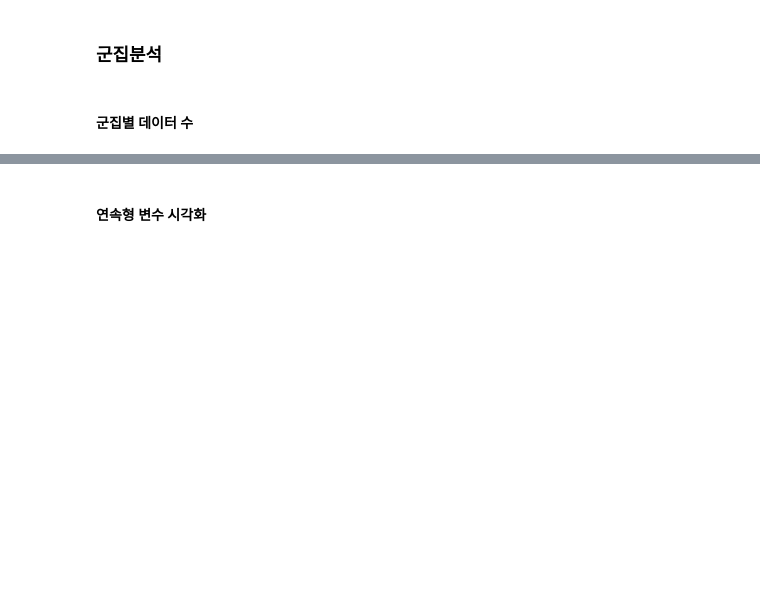
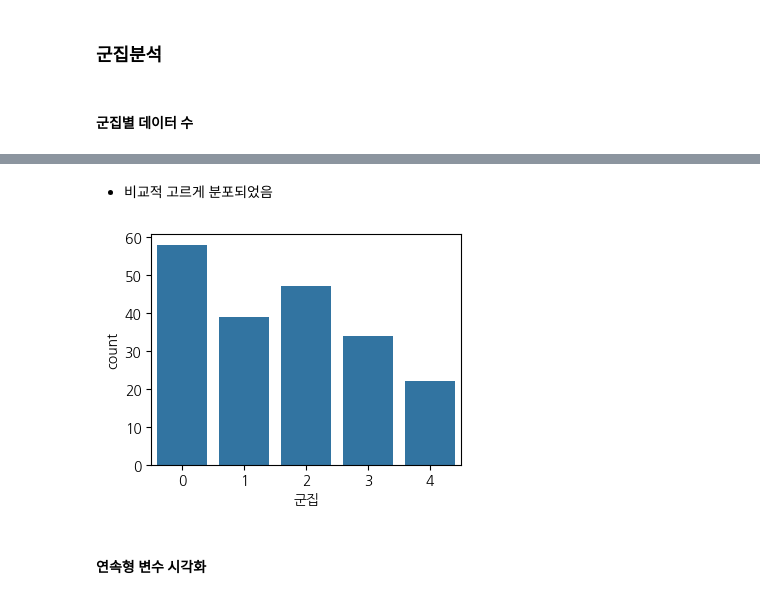
Before and after one commit to jimmynkim/MS_MachineLearning, a Jupyter notebook: 08_군집화_고객세그먼테이션/08_군집화_고객세그먼테이션_2.클러스터링_실습.ipynb, the cells around one changed output, grey strips where cells are left out. Cells and saved outputs as stored; diff of their text form; code cells hidden in the pictures; blank space fills up the shorter version.

```diff
--- a/08_군집화_고객세그먼테이션/08_군집화_고객세그먼테이션_2.클러스터링_실습.ipynb
+++ b/08_군집화_고객세그먼테이션/08_군집화_고객세그먼테이션_2.클러스터링_실습.ipynb
@@ -167,0 +267,7 @@ k = 9, 실루엣 점수 = 0.312
+# %%
+k = 5
+from sklearn.cluster import KMeans
+km = KMeans(n_clusters=k, random_state=random_state, n_init=20)
+km.fit(X_preporcessed)
+df['군집'] = km.labels_
+df.head()
@@ -185,2 +297,9 @@ Name: count, dtype: int64
+# %% [markdown]
+- 비교적 고르게 분포되었음
+# %%
+plt.figure(figsize=(4,3))
+sns.countplot(x="군집", data=df);
+# %% [output]
+[figure, added]
 # %% [markdown]
 #### 연속형 변수 시각화
```
Also changed, not shown: parts of 70 cells of this notebook, 1 other file.
